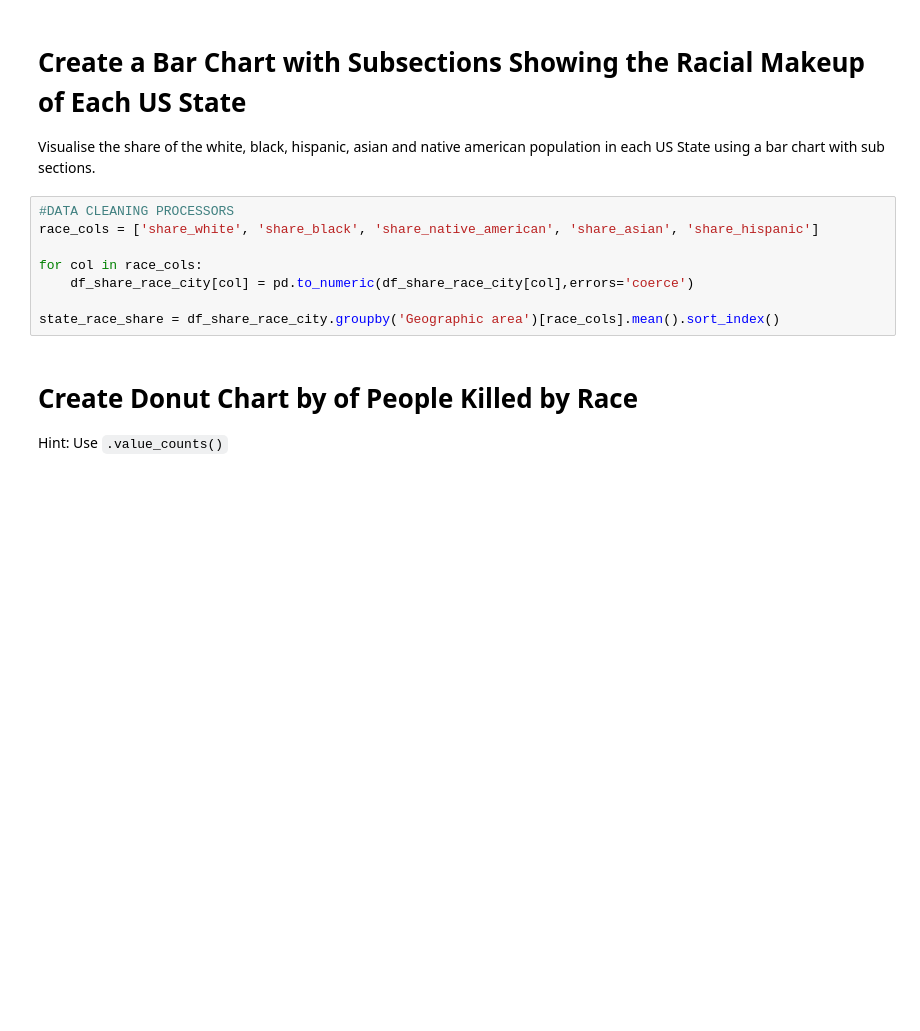
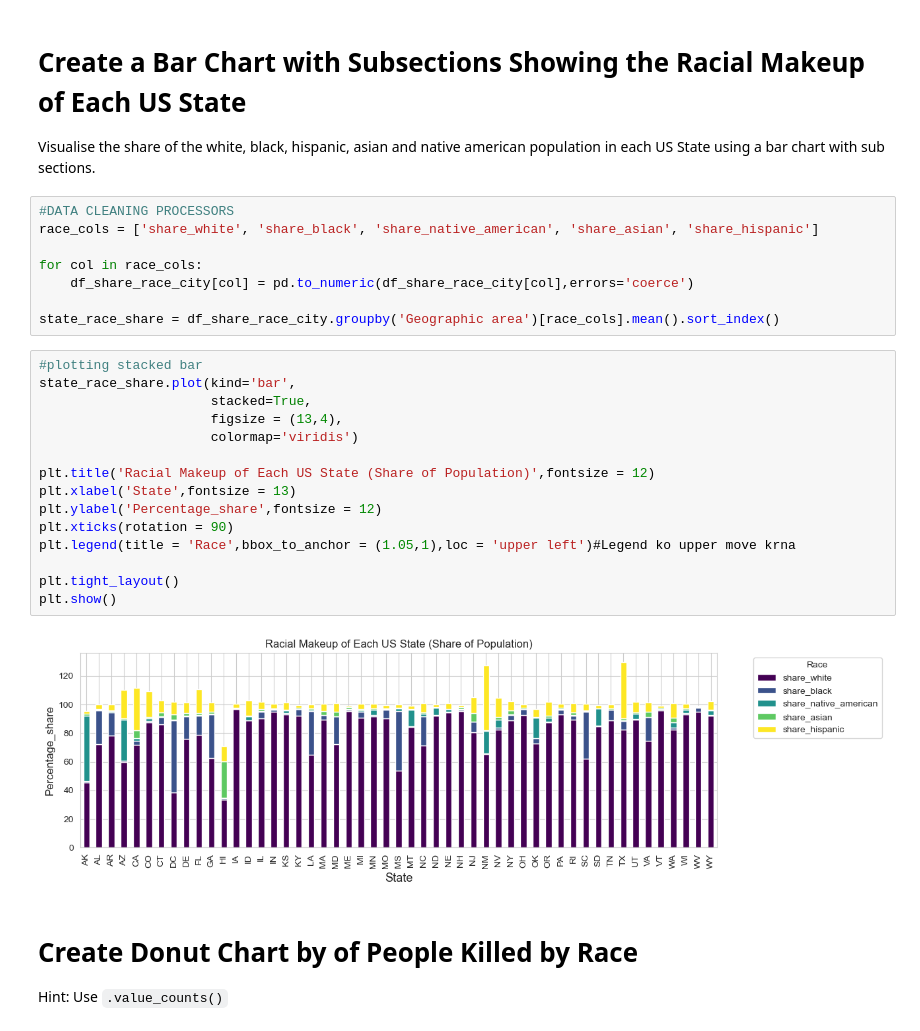
Before and after one commit to CyberWol-12/Fatal_Force, a Jupyter notebook: Fatal_Force_(start).ipynb, the cells around one changed output. Drawn from its saved outputs; the diff is of its cells as text; blank space fills up the shorter version.

Commit message:
stacked bar

```diff
--- a/Fatal_Force_(start).ipynb
+++ b/Fatal_Force_(start).ipynb
@@ -362,6 +362,23 @@ for col in race_cols:
     df_share_race_city[col] = pd.to_numeric(df_share_race_city[col],errors='coerce')
 
 state_race_share = df_share_race_city.groupby('Geographic area')[race_cols].mean().sort_index()
+# %%
+#plotting stacked bar
+state_race_share.plot(kind='bar',
+                      stacked=True,
+                      figsize = (13,4),
+                      colormap='viridis')
+
+plt.title('Racial Makeup of Each US State (Share of Population)',fontsize = 12)
+plt.xlabel('State',fontsize = 13)
+plt.ylabel('Percentage_share',fontsize = 12)
+plt.xticks(rotation = 90)
+plt.legend(title = 'Race',bbox_to_anchor = (1.05,1),loc = 'upper left')#Legend ko upper move krna
+
+plt.tight_layout()
+plt.show()
+# %% [output]
+[figure, added]
 # %% [markdown]
 # Create Donut Chart by of People Killed by Race
 
```
